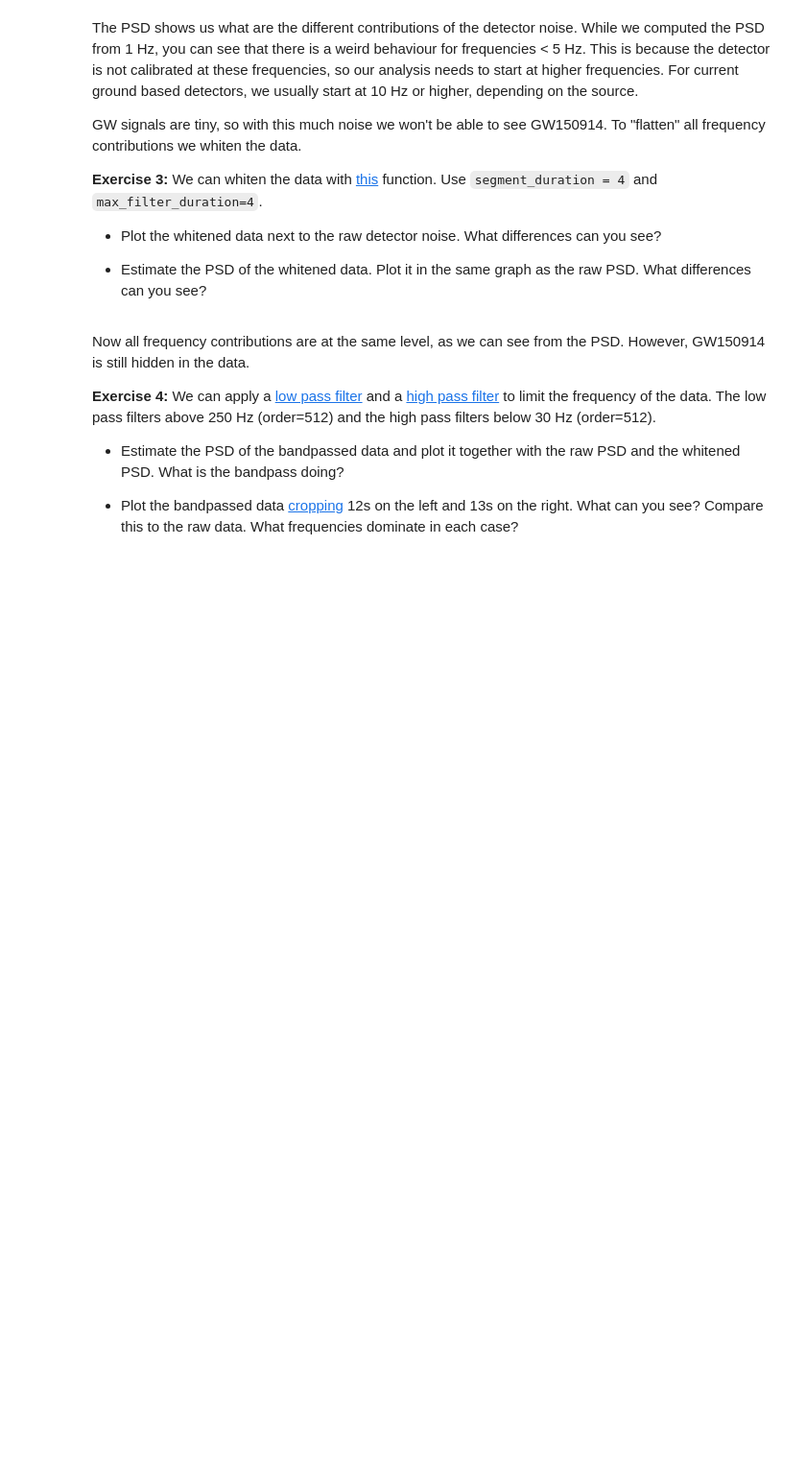
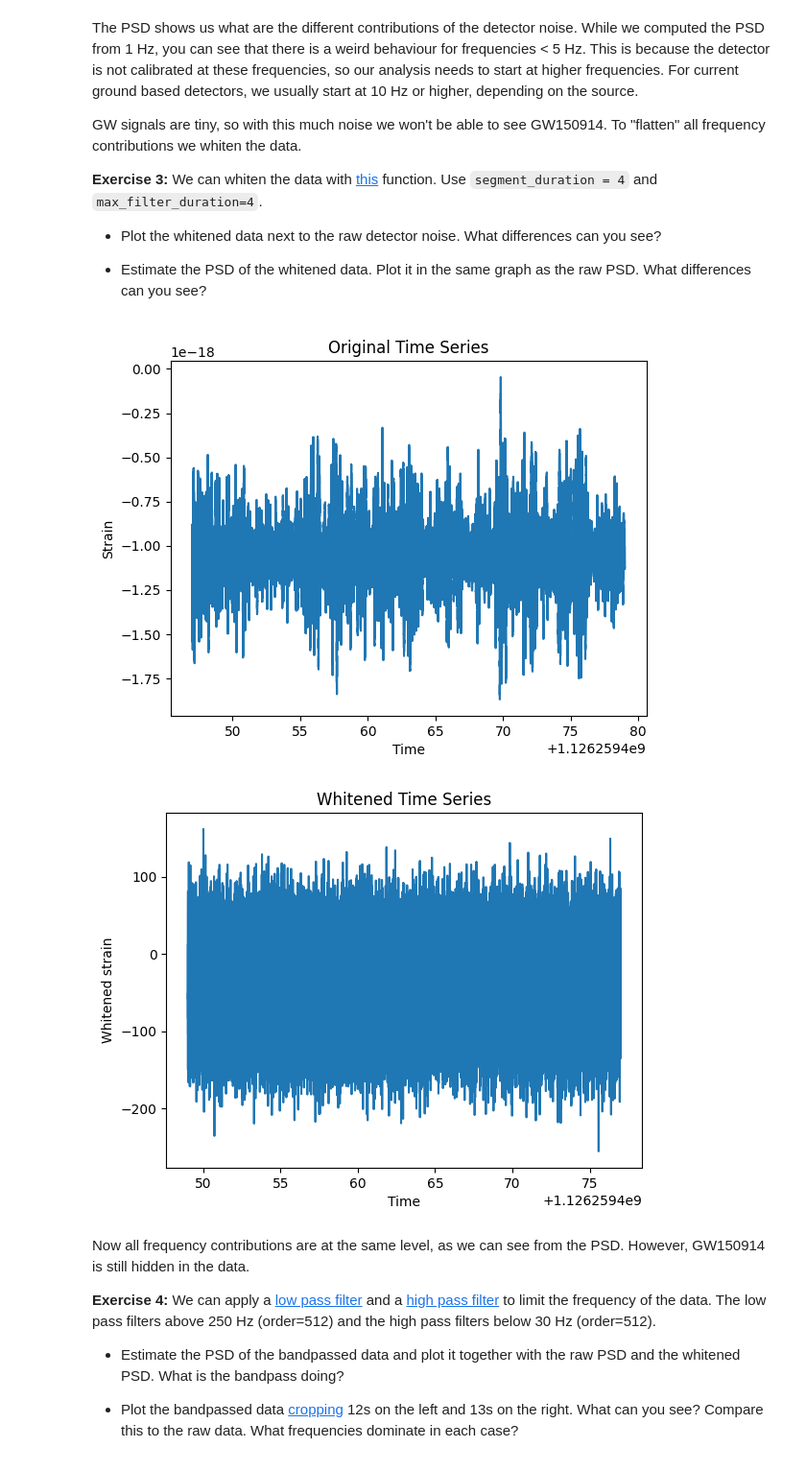
Before and after one commit to ezenio01YT/PRA3024-notebook, a Jupyter notebook: GW_tutorial_2_detector_noise_PSD.ipynb, the cells around one changed output. Shown at 96% size. Cells and saved outputs as stored; diff of their text form; code cells hidden in the pictures; blank space fills up the shorter version.

```diff
--- a/GW_tutorial_2_detector_noise_PSD.ipynb
+++ b/GW_tutorial_2_detector_noise_PSD.ipynb
@@ -136,6 +136,28 @@ GW signals are tiny, so with this much noise we won't be able to see GW150914. T
 - Plot the whitened data next to the raw detector noise. What differences can you see?
 
 - Estimate the PSD of the whitened data. Plot it in the same graph as the raw PSD. What differences can you see?
+# %%
+# Whiten the data
+white_data = data.whiten(4, 4)
+
+# Plot original time series
+plt.figure()
+plt.plot(data.sample_times, data)
+plt.xlabel("Time")
+plt.ylabel("Strain")
+plt.title("Original Time Series")
+plt.show()
+
+# Plot whitened time series
+plt.figure()
+plt.plot(white_data.sample_times, white_data)
+plt.xlabel("Time")
+plt.ylabel("Whitened strain")
+plt.title("Whitened Time Series")
+plt.show()
+# %% [output]
+[figure, added]
+[figure, added]
 # %% [markdown]
 Now all frequency contributions are at the same level, as we can see from the PSD. However, GW150914 is still hidden in the data.
 
```
Also changed, not shown: parts of 3 cells of this notebook.
